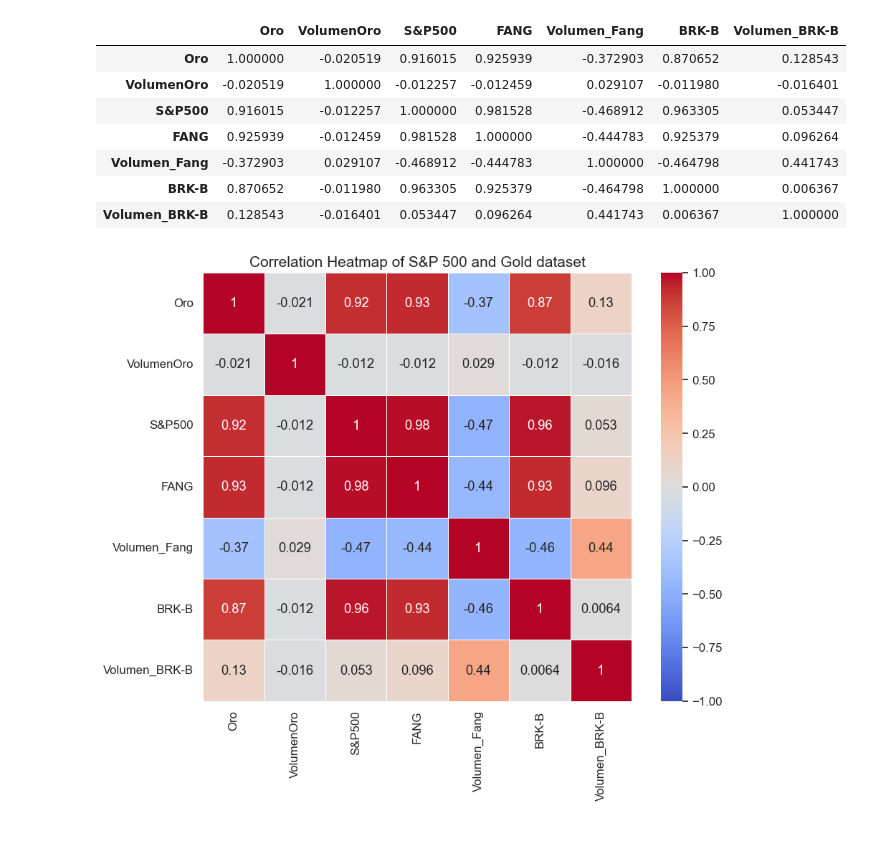
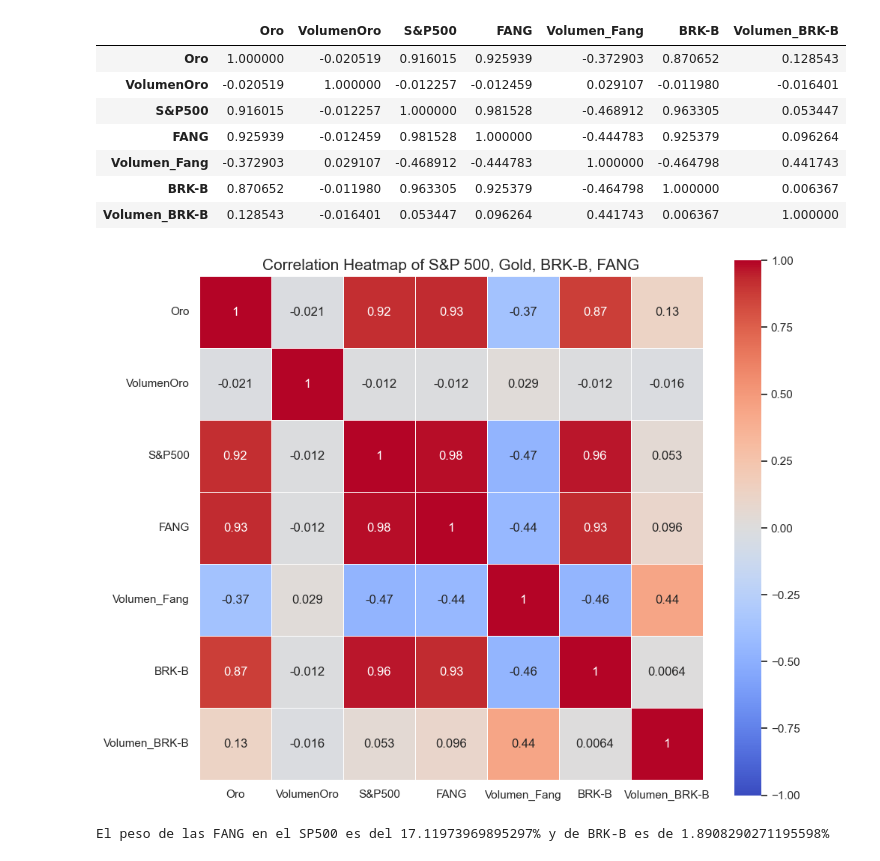
Before and after one commit to adriani94bil/EDA_SP500_Model, a Jupyter notebook: EDA.ipynb, the cells around one changed output. Drawn from its saved outputs; the diff is of its cells as text; code cells hidden in the pictures.

```diff
--- a/EDA.ipynb
+++ b/EDA.ipynb
@@ -455,16 +455,24 @@ final_corr
 | Volumen_BRK-B | 0.128543 | -0.016401 | 0.053447 | 0.096264 | 0.441743 | 0.006367 | 1.000000 |
 # %%
 #sns.heatmap(pokemon.corr(), annot= True)
-mask = np.zeros_like(final_corr)
-mask[np.triu_indices_from(mask)] = True
 with sns.axes_style("white"):
     f, ax = plt.subplots(figsize=(10, 8))
     ax = sns.heatmap(final_corr,  vmax=1, vmin=-1, linewidths=.5, square=True, cmap='coolwarm', annot=True)
     plt.title('Correlation Heatmap of S&P 500, Gold, BRK-B, FANG', fontsize = 15)
     plt.yticks(rotation=0)
     plt.tight_layout()
 # %% [output]
-[figure, old version]
+[figure, new version]
+# %%
+#Vamos a mirar cual es el peso de las Fang y de BRK-B en el SP500 para determinar si es una dependencia lineal o una correlación.
+
+com_fang=company['Weight'][company['Symbol'].isin(['MSFT','GOOG','AMZN','META'])]
+com_brk=company['Weight'][company['Symbol'].isin(['BRK-B'])]
+peso_valores_fang=com_fang.sum()*100
+peso_valor_brk=com_brk.sum()*100
+print(f'El peso de las FANG en el SP500 es del {peso_valores_fang}% y de BRK-B es de {peso_valor_brk}%')
+# %% [output]
+El peso de las FANG en el SP500 es del 17.11973969895297% y de BRK-B es de 1.8908290271195598%
 # %% [markdown]
 ## Conclusiones Hipótesis 3:
 
```
Also changed, not shown: parts of 25 cells of this notebook, 1 other file.
